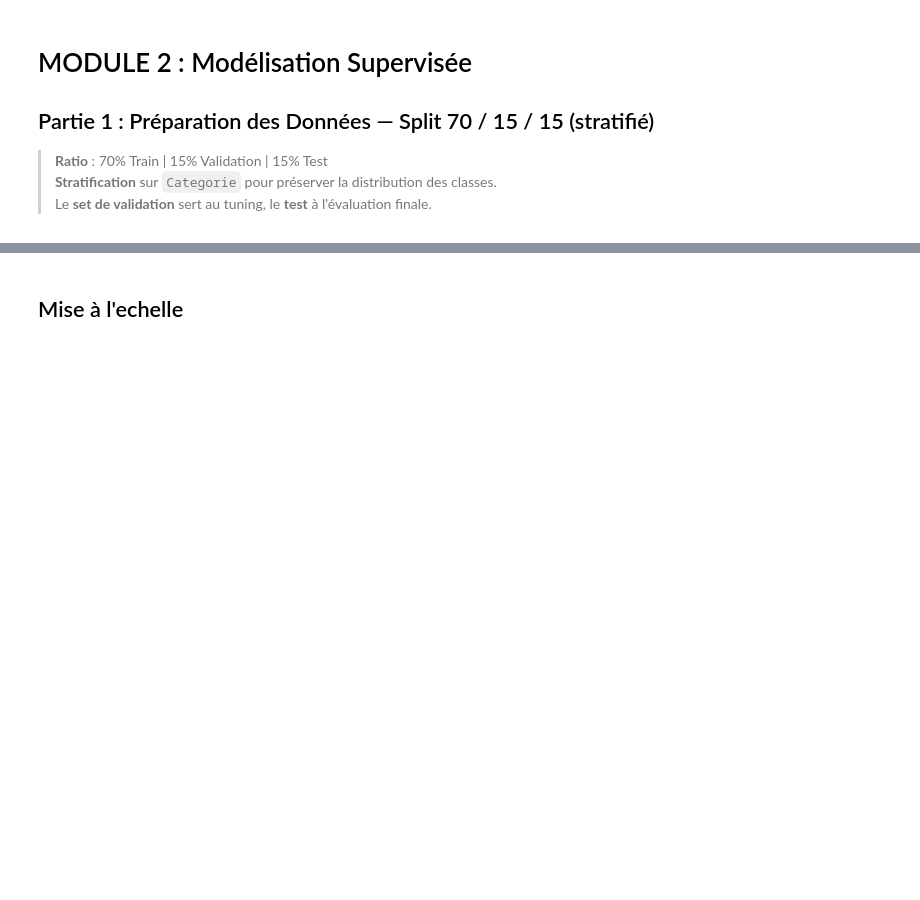
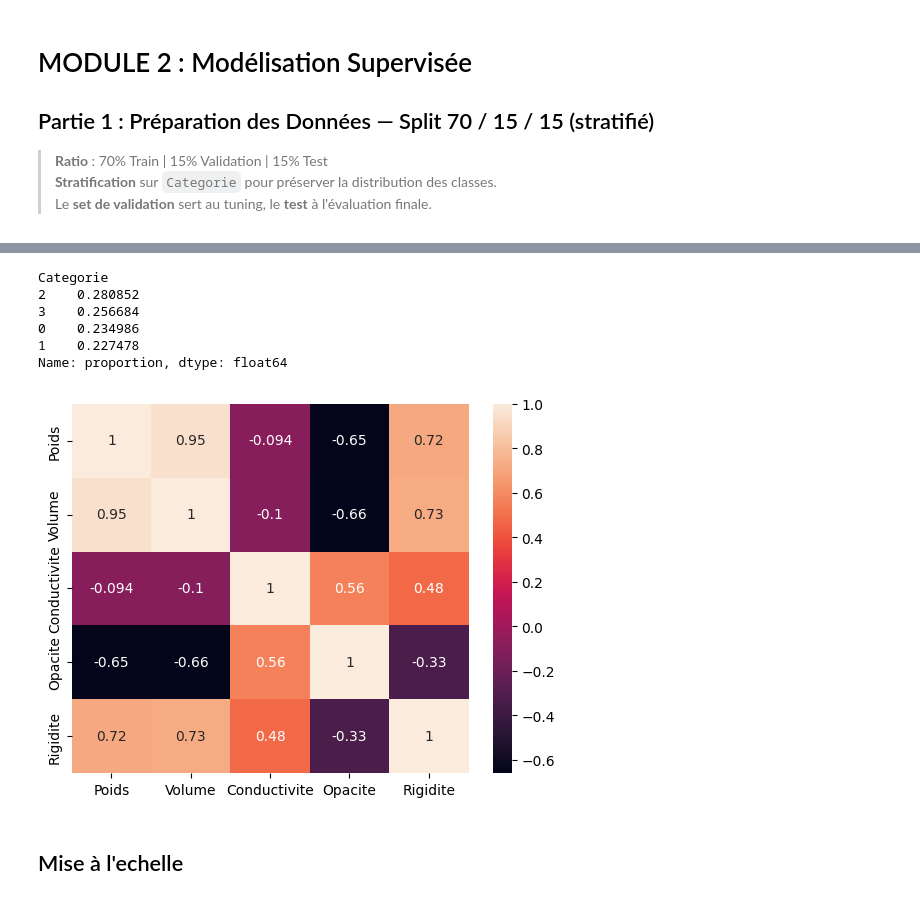
Before and after one commit to baccarifarah/eco-smart-classifier, a Jupyter notebook: src/modeling/classification.ipynb, the cells around one changed output, grey strips where cells are left out. Drawn from its saved outputs; the diff is of its cells as text; code cells hidden in the pictures; blank space fills up the shorter version.

```diff
--- a/src/modeling/classification.ipynb
+++ b/src/modeling/classification.ipynb
@@ -92,3 +142,28 @@ Split terminé:
+# %%
+print(df_clean["Categorie"].value_counts(normalize=True))
+# %% [output]
+Categorie
+2    0.280852
+3    0.256684
+0    0.234986
+1    0.227478
+Name: proportion, dtype: float64
+# %%
+import seaborn as sns
+import matplotlib.pyplot as plt
+
+corr = df_clean[[
+    "Poids",
+    "Volume",
+    "Conductivite",
+    "Opacite",
+    "Rigidite"
+]].corr()
+
+sns.heatmap(corr, annot=True)
+plt.show()
+# %% [output]
+[figure, added]
 # %% [markdown]
 
 ## Mise à l'echelle
```
Also changed, not shown: parts of 20 cells of this notebook, 28 other files.
